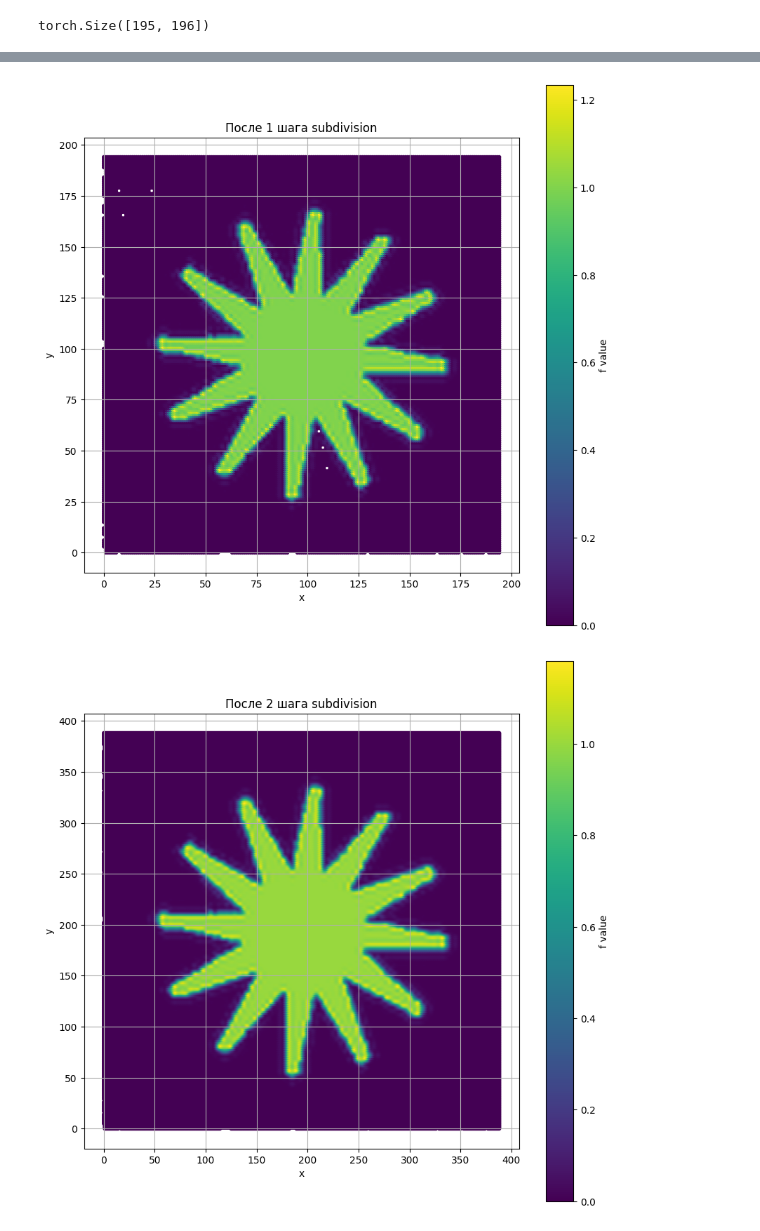
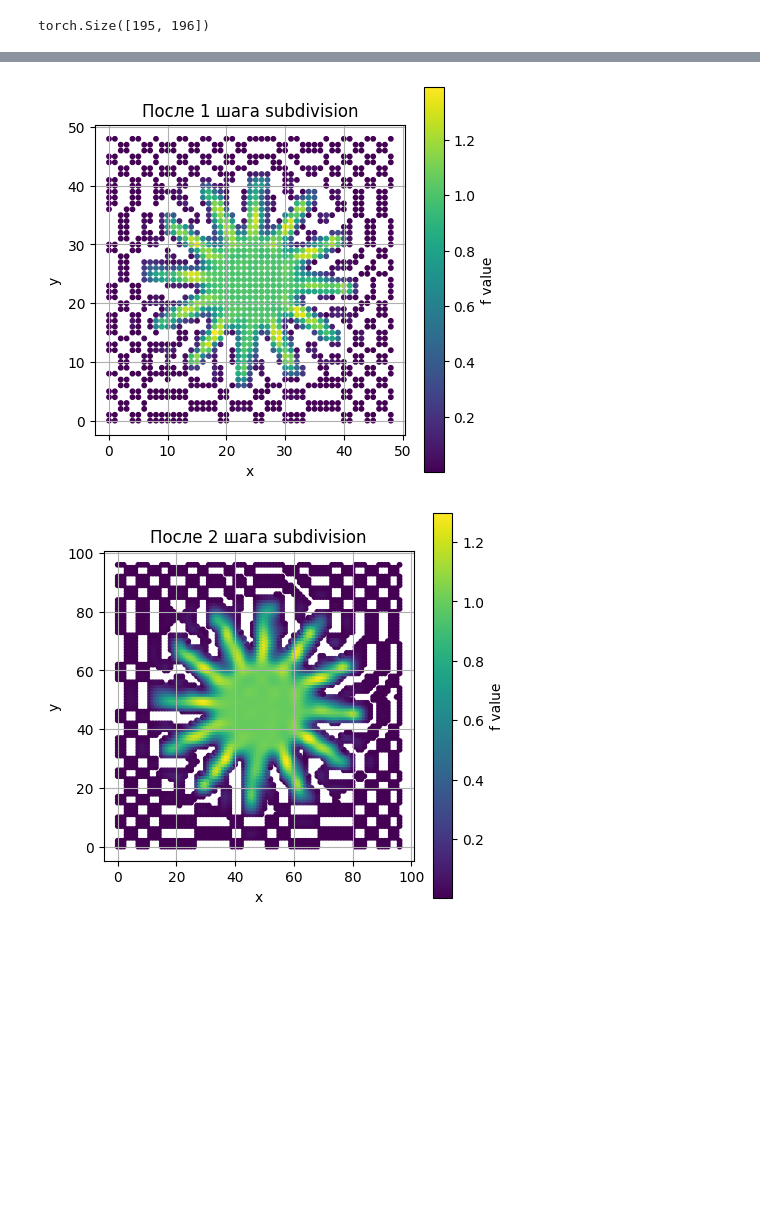
Before and after one commit to AlexanderShliakhturov/Application-of-subdivision-schemes-in-surface-approximation-problems, a Jupyter notebook: make_optimization.ipynb, the cells around one changed output, grey strips where cells are left out. Cells and saved outputs as stored; diff of their text form; code cells hidden in the pictures; blank space fills up the shorter version.

```diff
--- a/make_optimization.ipynb
+++ b/make_optimization.ipynb
@@ -76,8 +93,8 @@ mask = torch.tensor([0, 1, 3, 3, 1], dtype=torch.float32) / 4
 Z = turbine_slice_conv_filled
 
 
-x0 = solve_least_squares_subdivision(Z, mask)
-z_rec = Sub_A_torch(mask, x0)
+x0 = solve_least_squares_subdivision_CG(Z, mask, j = 3, tol = 1e-6, max_iter=1000)
+# z_rec = Sub_A_torch(mask, x0)
 
 # error = torch.norm(z_rec - Z)
 # print(error)
@@ -125,16 +123,20 @@ plot_subdivision_points(x0_modified, threshold=0, do_ceil=False)
 # %%
+mask = torch.tensor([0, 1, 3, 3, 1], dtype=torch.float32) / 4
 
-x0_clone = x0_modified.clone()
-for i in range(3):
-    x0_clone = Sub_A_torch(mask, x0_clone)
+x0_subdivisioned = x0.clone()
+k = 2
+for i in range(5):
+    x0_subdivisioned = Sub_A_torch(mask, x0_subdivisioned)
     plot_subdivision_points(
-        x0_clone,
+        x0_subdivisioned,
         threshold=0.00,
         title=f"После {i+1} шага subdivision",
-        figsize=(10,10),
+        figsize=(5,5),
         do_ceil= False,
         visual_type= 'scatter'
     )
+    k *=2
+    # print(k)
 # %% [output]
-[figure, old version]
+[figure, new version]
-[figure, old version]
+[figure, new version]
```
Also changed, not shown: parts of 15 cells of this notebook, 31 other files.
